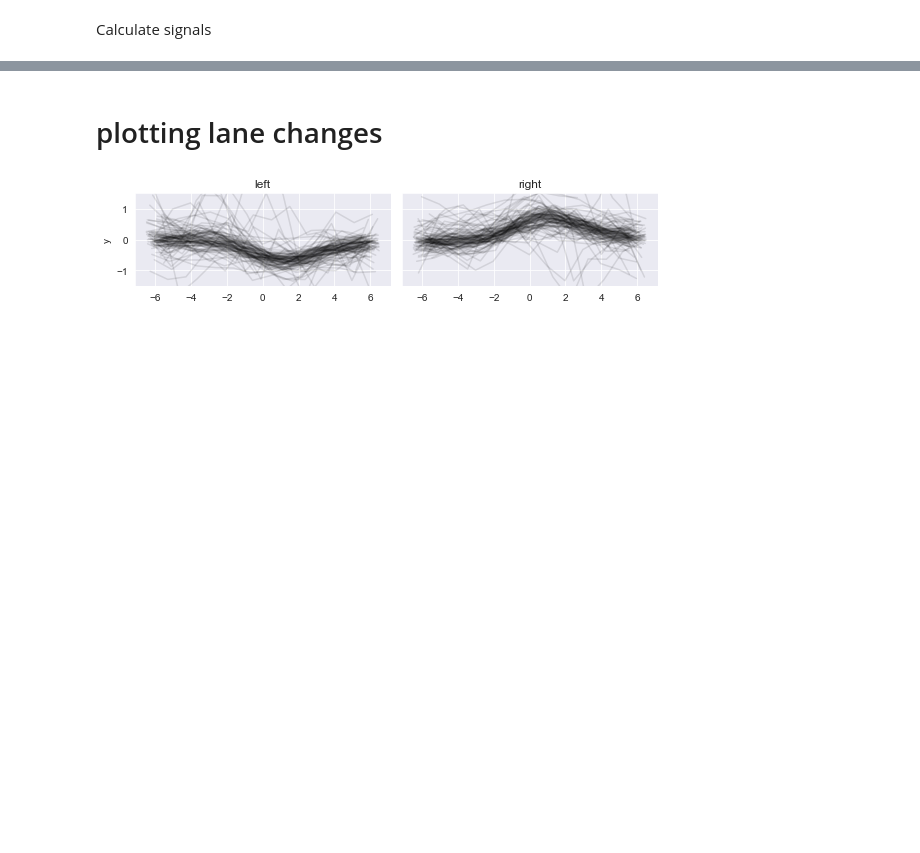
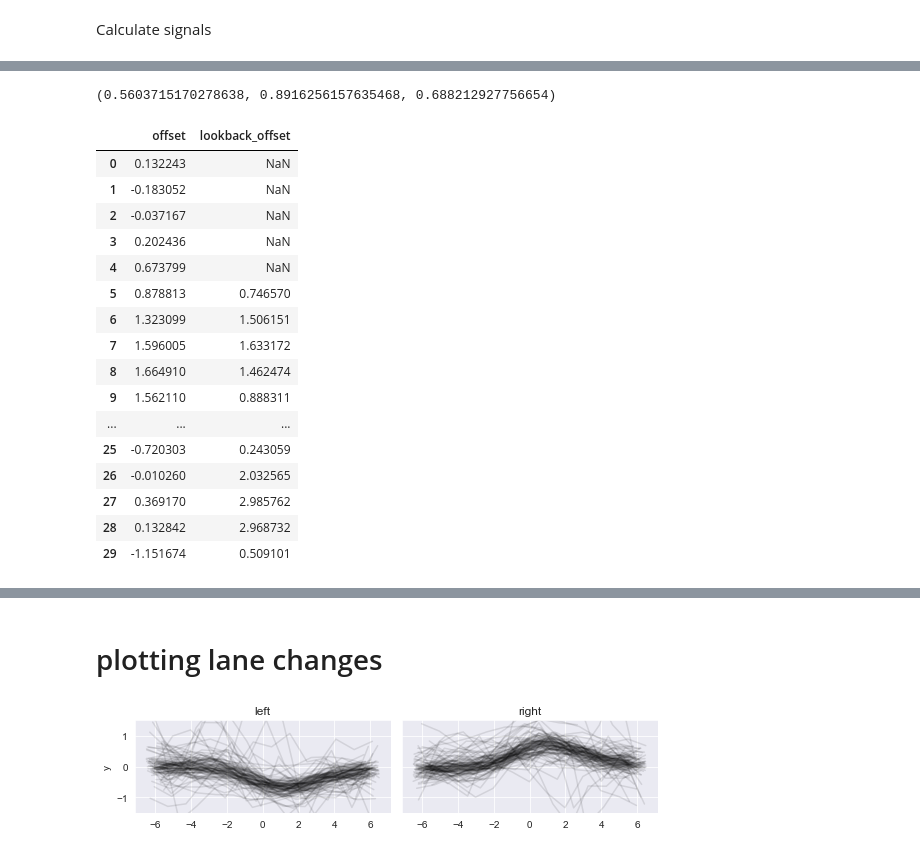
Before and after one commit to tomdries/gps-lane-changes, a Jupyter notebook: analysis.ipynb, the cells around one changed output, grey strips where cells are left out. Cells and saved outputs as stored; diff of their text form; code cells hidden in the pictures; blank space fills up the shorter version.

```diff
--- a/analysis.ipynb
+++ b/analysis.ipynb
@@ -52,0 +135,33 @@ trip_dfs = calculate_signals_alltrips(trip_dfs, filter_params)
+# %%
+precision_recall_f1(tp_total, fn_total, fp_total)
+# %% [output]
+(0.5603715170278638, 0.8916256157635468, 0.688212927756654)
+# %%
+lookback_offset = [np.nan]*len(trip_df)
+col = 'offset'
+LOOKBACK=5
+for i in range(len(trip_df)-LOOKBACK):
+    under = trip_df[col].iloc[i]
+    upper = trip_df[col].iloc[i+LOOKBACK]
+    lookback_offset[i+LOOKBACK]=upper-under
+trip_df['lookback_offset'] = lookback_offset
+
+trip_df[['offset', 'lookback_offset']][:30]
+# %% [output]
+|  | offset | lookback_offset |
+| 0 | 0.132243 | NaN |
+| 1 | -0.183052 | NaN |
+| 2 | -0.037167 | NaN |
+| 3 | 0.202436 | NaN |
+| 4 | 0.673799 | NaN |
+| 5 | 0.878813 | 0.746570 |
+| 6 | 1.323099 | 1.506151 |
+| 7 | 1.596005 | 1.633172 |
+| 8 | 1.664910 | 1.462474 |
+| 9 | 1.562110 | 0.888311 |
+| ... | ... | ... |
+| 25 | -0.720303 | 0.243059 |
+| 26 | -0.010260 | 2.032565 |
+| 27 | 0.369170 | 2.985762 |
+| 28 | 0.132842 | 2.968732 |
+| 29 | -1.151674 | 0.509101 |
```
Also changed, not shown: parts of 31 cells of this notebook, 1 other file.
